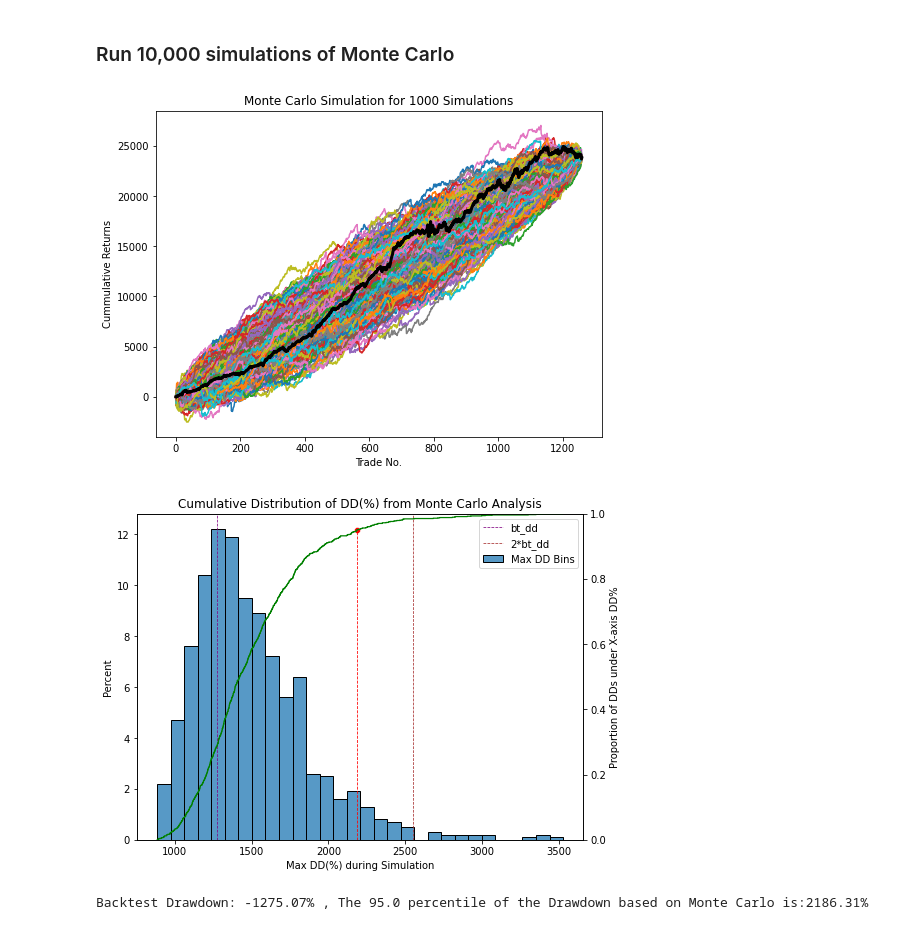
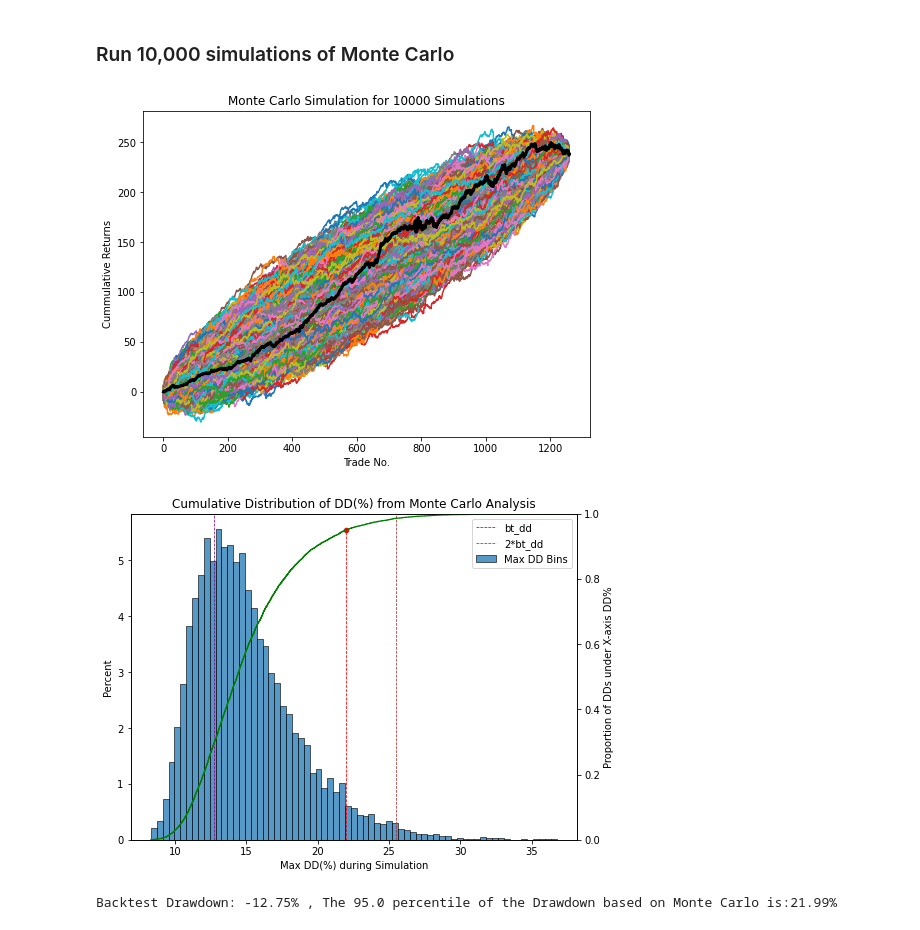
Before and after one commit to ankit-quant/stop-trading, a Jupyter notebook: 930_Straddle_Max_DD.ipynb, the cells around one changed output. Cells and saved outputs as stored; diff of their text form; code cells hidden in the pictures.

```diff
--- a/930_Straddle_Max_DD.ipynb
+++ b/930_Straddle_Max_DD.ipynb
@@ -52,7 +52,7 @@ raw.head()
 df_ret=raw.copy()
 df_ret.columns = map(str.lower, df_ret.columns)
 df_ret['date']=pd.to_datetime(df_ret['date'])
-df_ret['ret']=100*df_ret['ret']
+df_ret['ret']=df_ret['ret']
 df_ret.head()
 # %% [output]
 |  | date | ret |
@@ -138,11 +138,11 @@ It can be seen in the above case of 5 simulations that with the same starting an
 # %% [markdown]
 ### Run 10,000 simulations of Monte Carlo
 # %%
-simulations=1000
+simulations=10000
 plt.figure(figsize=(8,6))
 mdd_list=monte_carlo(simulations,df_ret)
 # %% [output]
-[figure, old version]
+[figure, new version]
 # %%
 df_mdd=pd.DataFrame(mdd_list,columns=['Max DD'])
 # %%
@@ -164,5 +164,5 @@ ax2.set_ylabel('Proportion of DDs under X-axis DD%')
 plt.show()
 print(f'Backtest Drawdown: {bt_dd}% , The {n_tile*100} percentile of the Drawdown based on Monte Carlo is:{-1*n_tile_value}%')
 # %% [output]
-[figure, old version]
+[figure, new version]
-Backtest Drawdown: -1275.07% , The 95.0 percentile of the Drawdown based on Monte Carlo is:2186.31%
+Backtest Drawdown: -12.75% , The 95.0 percentile of the Drawdown based on Monte Carlo is:21.99%
```
Also changed, not shown: parts of 9 cells of this notebook.
